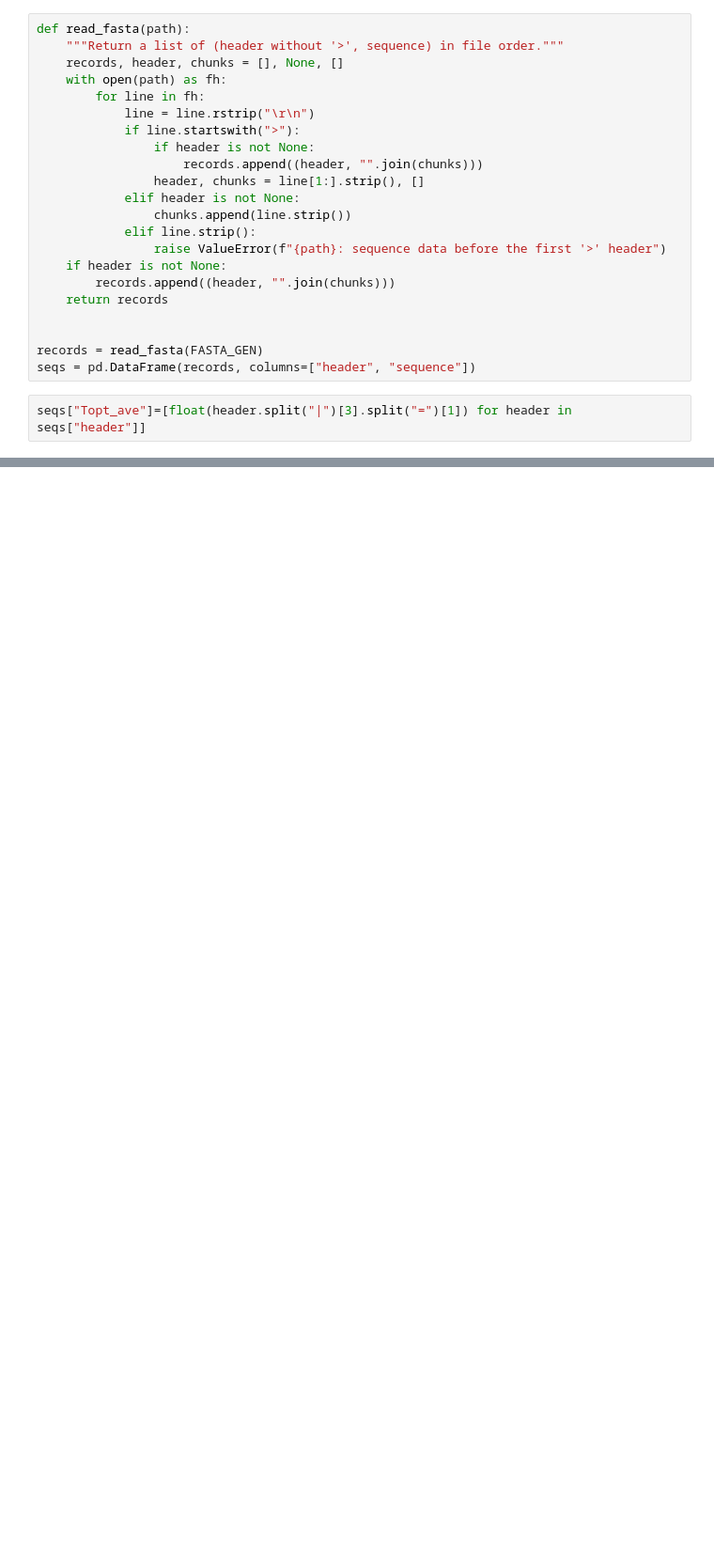
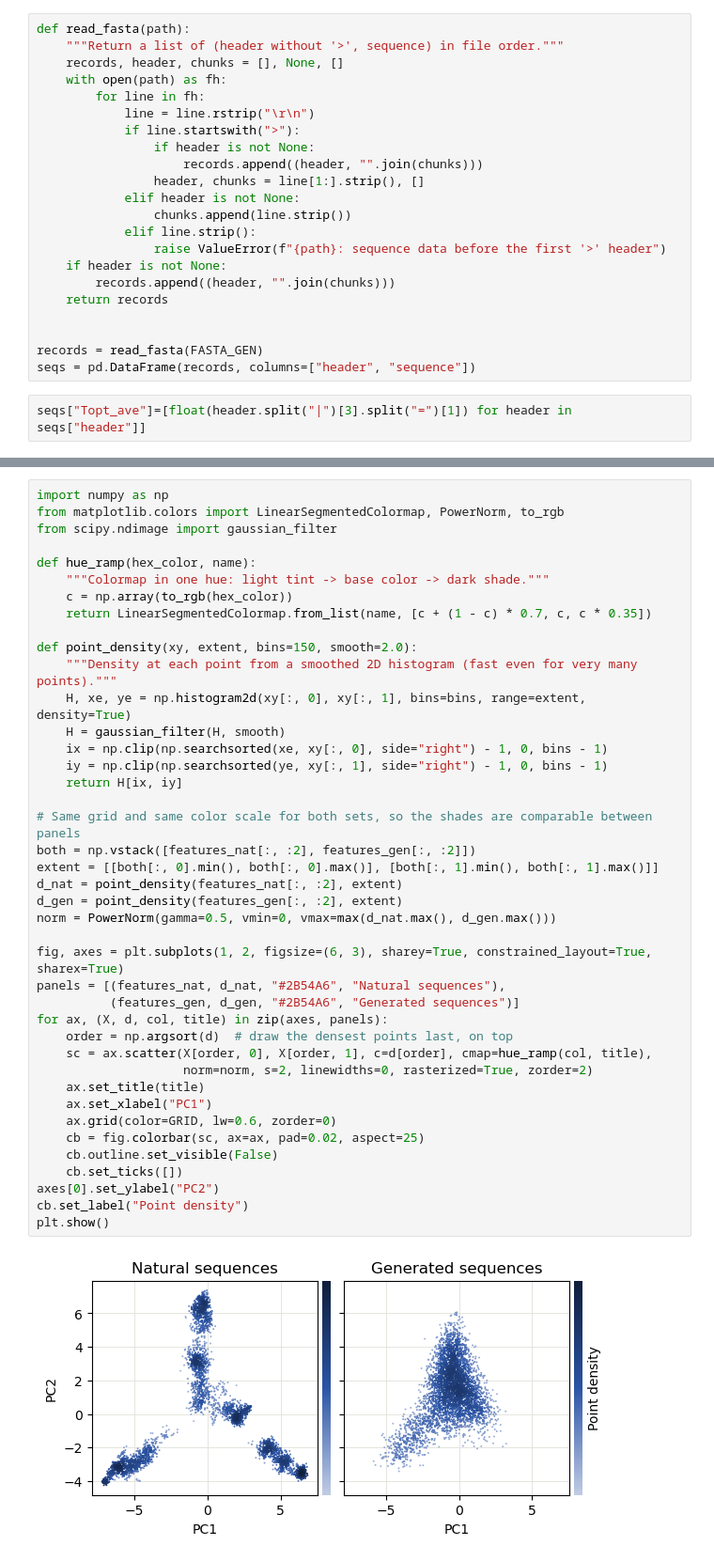
Before and after one commit to lisagennai/TemperatureDCA, a Jupyter notebook: check_gen_seqs_lisa.ipynb, the cells around one changed output, grey strips where cells are left out. Shown at 94% size. Saved outputs shown, nothing was run; the diff lists cells and outputs as text; blank space fills up the shorter version.

```diff
--- a/check_gen_seqs_lisa.ipynb
+++ b/check_gen_seqs_lisa.ipynb
@@ -169,0 +181,43 @@ plt.show()
+# %%
+import numpy as np
+from matplotlib.colors import LinearSegmentedColormap, PowerNorm, to_rgb
+from scipy.ndimage import gaussian_filter
+
+def hue_ramp(hex_color, name):
+    """Colormap in one hue: light tint -> base color -> dark shade."""
+    c = np.array(to_rgb(hex_color))
+    return LinearSegmentedColormap.from_list(name, [c + (1 - c) * 0.7, c, c * 0.35])
+
+def point_density(xy, extent, bins=150, smooth=2.0):
+    """Density at each point from a smoothed 2D histogram (fast even for very many points)."""
+    H, xe, ye = np.histogram2d(xy[:, 0], xy[:, 1], bins=bins, range=extent, density=True)
+    H = gaussian_filter(H, smooth)
+    ix = np.clip(np.searchsorted(xe, xy[:, 0], side="right") - 1, 0, bins - 1)
+    iy = np.clip(np.searchsorted(ye, xy[:, 1], side="right") - 1, 0, bins - 1)
+    return H[ix, iy]
+
+# Same grid and same color scale for both sets, so the shades are comparable between panels
+both = np.vstack([features_nat[:, :2], features_gen[:, :2]])
+extent = [[both[:, 0].min(), both[:, 0].max()], [both[:, 1].min(), both[:, 1].max()]]
+d_nat = point_density(features_nat[:, :2], extent)
+d_gen = point_density(features_gen[:, :2], extent)
+norm = PowerNorm(gamma=0.5, vmin=0, vmax=max(d_nat.max(), d_gen.max()))
+
+fig, axes = plt.subplots(1, 2, figsize=(6, 3), sharey=True, constrained_layout=True, sharex=True)
+panels = [(features_nat, d_nat, "#2B54A6", "Natural sequences"),
+          (features_gen, d_gen, "#2B54A6", "Generated sequences")]
+for ax, (X, d, col, title) in zip(axes, panels):
+    order = np.argsort(d)  # draw the densest points last, on top
+    sc = ax.scatter(X[order, 0], X[order, 1], c=d[order], cmap=hue_ramp(col, title),
+                    norm=norm, s=2, linewidths=0, rasterized=True, zorder=2)
+    ax.set_title(title)
+    ax.set_xlabel("PC1")
+    ax.grid(color=GRID, lw=0.6, zorder=0)
+    cb = fig.colorbar(sc, ax=ax, pad=0.02, aspect=25)
+    cb.outline.set_visible(False)
+    cb.set_ticks([])
+axes[0].set_ylabel("PC2")
+cb.set_label("Point density")
+plt.show()
+# %% [output]
+[figure, added]
```
Also changed, not shown: parts of 10 cells of this notebook, 12 other files.
